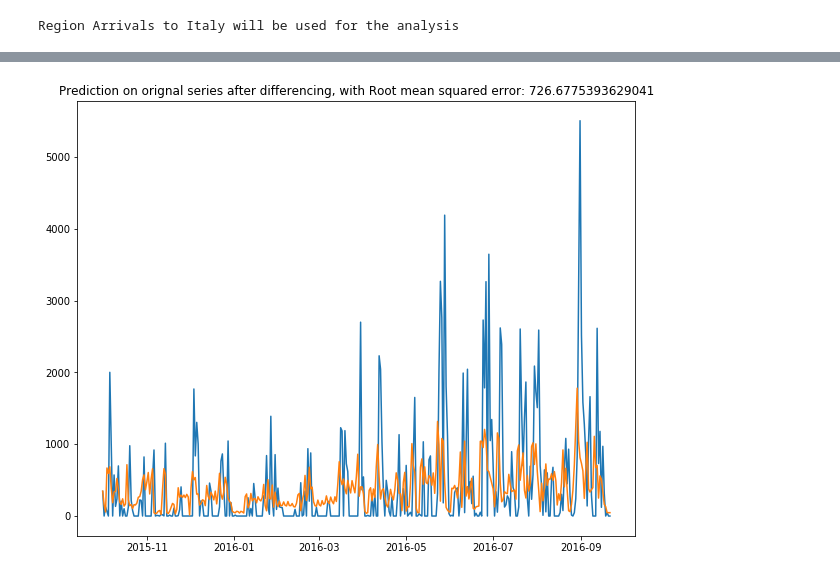
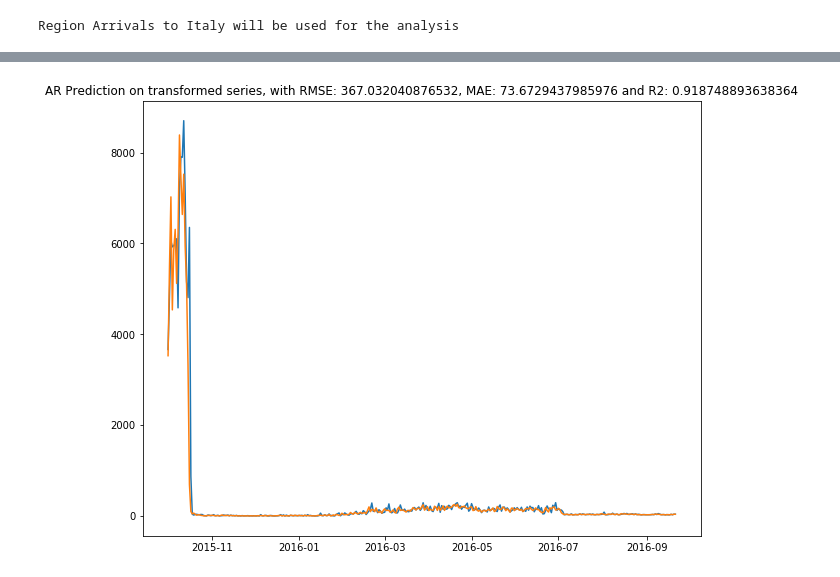
Before and after one commit to hmafnan/Timeseries-Analysis, a Jupyter notebook: src/Arima Analysis.ipynb, the cells around one changed output, grey strips where cells are left out. Saved outputs shown, nothing was run; the diff lists cells and outputs as text; code cells hidden in the pictures.

Commit message:
Arima predictions on transformations

```diff
--- a/src/Arima Analysis.ipynb
+++ b/src/Arima Analysis.ipynb
@@ -57,3 +60,8 @@ column_name = df.columns[0]
 print("Region %s will be used for the analysis" % column_name)
 # %% [output]
 Region Arrivals to Italy will be used for the analysis
+# %%
+fill_method = "ffill"
+df.fillna(0, inplace=True)
+df[df.columns[0]] = df[column_name].replace(to_replace=0, method=fill_method) # Replace 0 in series
+# df.loc["2015-12-31"]
@@ -258,5 +403,7 @@ df_to_test.head()
 # %%
-grid_search_results = grid_search(df_to_test)
+print(column_name)
+grid_search_results = grid_search(df_to_test, search_range=range(0, 5))
+# grid_search_results = grid_search(df_to_orig)
 best_combination = grid_search_results[0]
-print("Final result is: best combination -> %s, error -> %s, aic -> %s" % grid_search_results)
+print("Final result is: best combination -> %s, error -> %s, mae-> %s r2 -> %s" % grid_search_results)
 # %% [output]
@@ -279,0 +451,8 @@ Final result is: best combination -> (4, 0, 4), error -> 1.2539012767409654, aic
+# %%
+# Grid Search AR
+print(column_name)
+grid_search_results = grid_search_ar(df_to_test, search_range=range(0, 5))
+best_combination_ar = grid_search_results[0]
+print("---------")
+print("Grid Seach AR result")
+print("Final result is: best combination -> %s, error -> %s, mae-> %s r2 -> %s" % grid_search_results)
@@ -291,0 +493,18 @@ Text(0.5, 1.0, 'Plot on series transformation fit, with Root mean squared error:
+# %%
+# ARIMA on transformed
+predictions = pd.Series(results_ARIMA.fittedvalues, copy=True).shift(-shifting)
+# predictions = pd.Series(results_ARIMA.fittedvalues, copy=True).shift(-shifting)
+# predictions_cumsum = predictions.cumsum()
+# predictions_log = pd.Series(l_df[column_name], index=l_df.index)
+# predictions_log = predictions_log.add(predictions, fill_value=0)
+# predictions_arima = np.exp(predictions_log)
+predictions = pd.Series(results_ARIMA.fittedvalues, copy=True) # Delete Later
+predictions_arima = np.exp(predictions) # Delete later
+plt.figure(figsize=(10,8))
+plt.plot(df)
+plt.plot(predictions_arima)
+error = helpers.measure_rmse(df, predictions_arima)
+mae = mean_absolute_error(df, predictions_arima)
+r2 = r2_score(df, predictions_arima)
+plt.title("ARIMA Prediction on transformed series(%s), with RMSE: %s, MAE: %s and R2: %s" % (column_name, error, mae, r2))
+plt.show()
@@ -292,14 +513,19 @@ Text(0.5, 1.0, 'Plot on series transformation fit, with Root mean squared error:
 # %%
+# AR on transformed
+model = ARIMA(df_to_test, order=(best_combination_ar[0], best_combination_ar[1], 0))
+results_ARIMA = model.fit()
 predictions = pd.Series(results_ARIMA.fittedvalues, copy=True).shift(-shifting)
 predictions_cumsum = predictions.cumsum()
 predictions_log = pd.Series(l_df[column_name], index=l_df.index)
 predictions_log = predictions_log.add(predictions, fill_value=0)
 predictions_arima = np.exp(predictions_log)
 plt.figure(figsize=(10,8))
 plt.plot(df)
 plt.plot(predictions_arima)
 error = helpers.measure_rmse(df, predictions_arima)
-plt.title("Prediction on orignal series after differencing, with Root mean squared error: %s" % error)
+mae = mean_absolute_error(df, predictions_arima)
+r2 = r2_score(df, predictions_arima)
+plt.title("AR Prediction on transformed series, with RMSE: %s, MAE: %s and R2: %s" % (error, mae, r2))
 plt.show()
 # %% [output]
-[figure, old version]
+[figure, new version]
```
Also changed, not shown: parts of 30 cells of this notebook, 2 other files.
